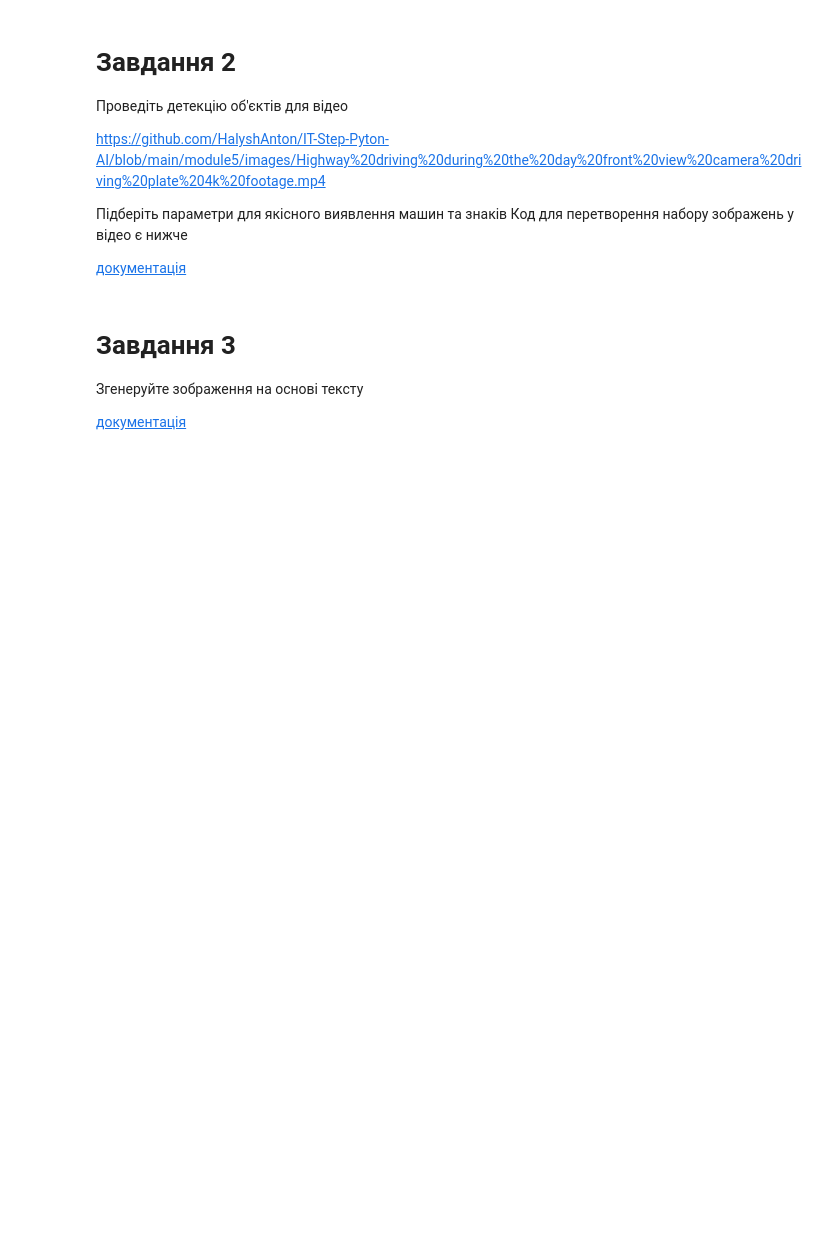
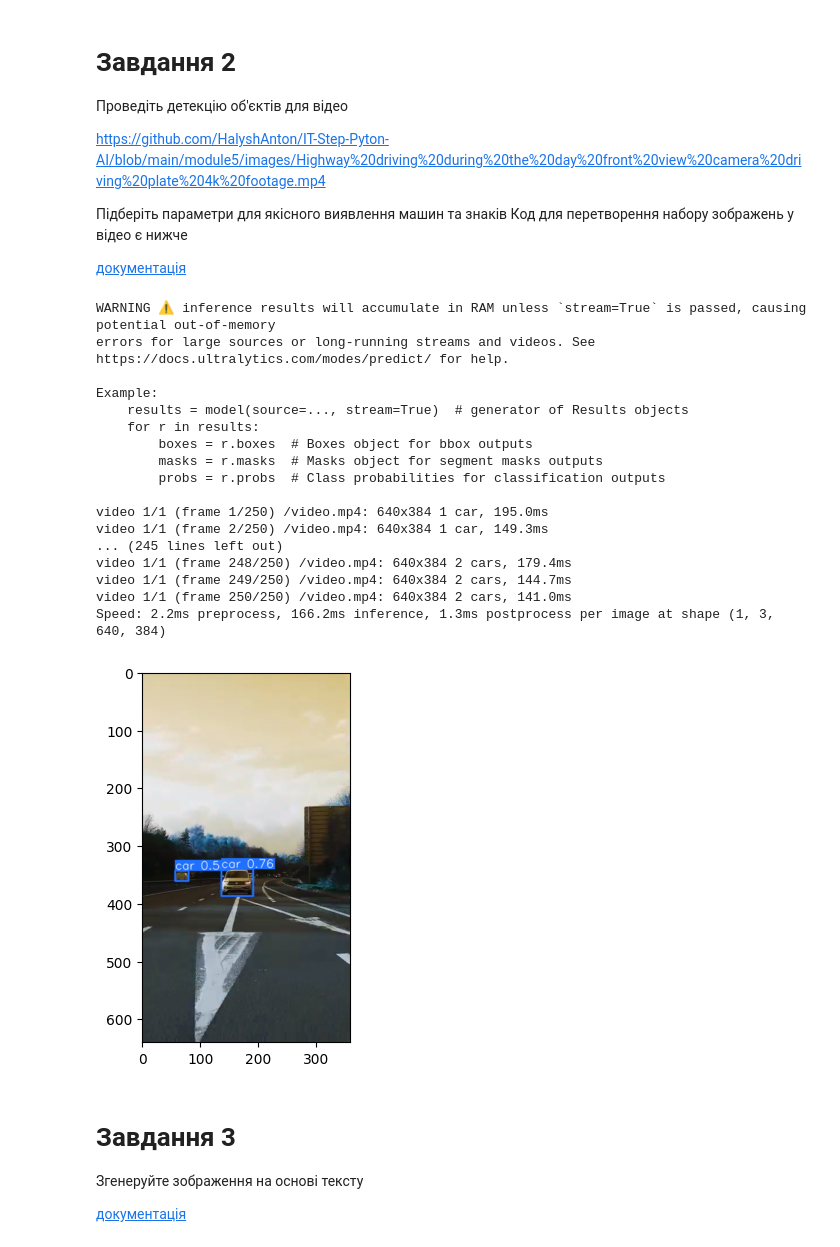
Before and after one commit to IrynaBarnych/AI18, a Jupyter notebook: AI_18_ipynb".ipynb, the cells around one changed output. Cells and saved outputs as stored; diff of their text form; code cells hidden in the pictures; blank space fills up the shorter version.

```diff
--- a/AI_18_ipynb".ipynb
+++ b/AI_18_ipynb".ipynb
@@ -121,19 +121,53 @@ https://github.com/HalyshAnton/IT-Step-Pyton-AI/blob/main/module5/images/Highway
 # %%
 import matplotlib.pyplot as plt
 import matplotlib.cm as cm
 import matplotlib.animation as animation
+
+!pip install -q ultralytics
+
+from ultralytics import YOLO
+
+# Load a model
+model = YOLO('yolov8n.pt')  # pretrained YOLOv8n model
+
+# Run batched inference on a list of images
+results = model.predict(source='/video.mp4',
+                        conf=0.5,
+                        iou=0.4)
+
+result = results[0]
+
 
 img = [] # some array of images
 frames = [] # for storing the generated images
 fig = plt.figure()
 for result in results:
     frames.append([plt.imshow(result.plot())])
 
 ani = animation.ArtistAnimation(fig, frames, interval=50, blit=True,
                                 repeat_delay=1000)
 
 ani.save('output.mp4')
 plt.show()
+# %% [output]
+WARNING ⚠️ inference results will accumulate in RAM unless `stream=True` is passed, causing potential out-of-memory
+errors for large sources or long-running streams and videos. See https://docs.ultralytics.com/modes/predict/ for help.
+
+Example:
+    results = model(source=..., stream=True)  # generator of Results objects
+    for r in results:
+        boxes = r.boxes  # Boxes object for bbox outputs
+        masks = r.masks  # Masks object for segment masks outputs
+        probs = r.probs  # Class probabilities for classification outputs
+
+video 1/1 (frame 1/250) /video.mp4: 640x384 1 car, 195.0ms
+video 1/1 (frame 2/250) /video.mp4: 640x384 1 car, 149.3ms
+... (245 lines left out)
+video 1/1 (frame 248/250) /video.mp4: 640x384 2 cars, 179.4ms
+video 1/1 (frame 249/250) /video.mp4: 640x384 2 cars, 144.7ms
+video 1/1 (frame 250/250) /video.mp4: 640x384 2 cars, 141.0ms
+Speed: 2.2ms preprocess, 166.2ms inference, 1.3ms postprocess per image at shape (1, 3, 640, 384)
+[figure, added]
 # %% [markdown]
 # Завдання 3
 
```
